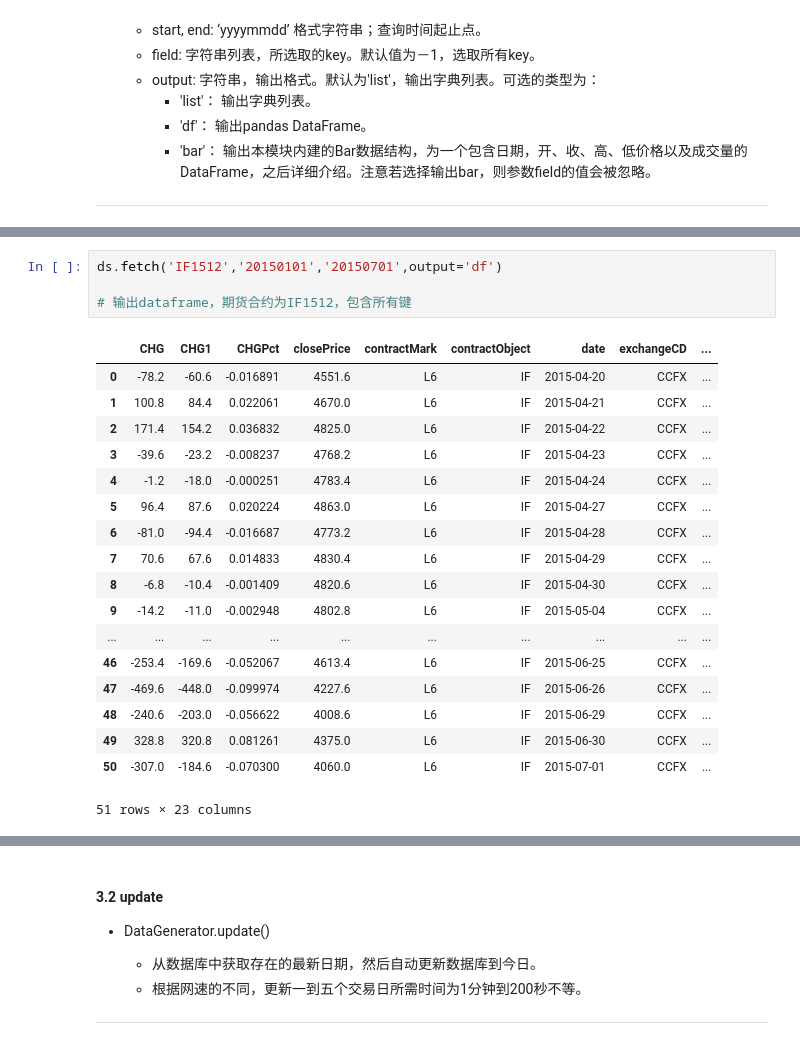
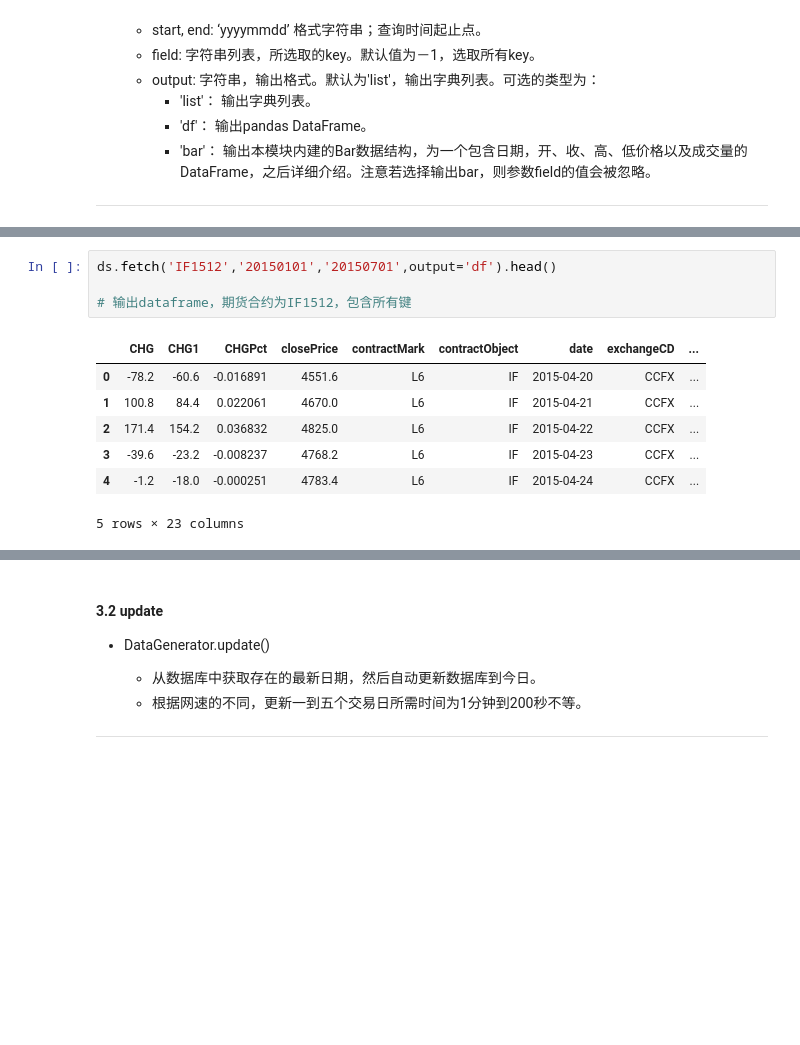
Before and after one commit to 1M15M3/vn.datayes, a Jupyter notebook: Tutorial.ipynb, the cells around one changed output, grey strips where cells are left out. Cells and saved outputs as stored; diff of their text form; blank space fills up the shorter version.

```diff
--- a/Tutorial.ipynb
+++ b/Tutorial.ipynb
@@ -154,26 +103,15 @@ Finished in 0.00229907035828 seconds
 # %%
-ds.fetch('IF1512','20150101','20150701',output='df')
+ds.fetch('IF1512','20150101','20150701',output='df').head()
 
 # 输出dataframe，期货合约为IF1512，包含所有键
 # %% [output]
 |  | CHG | CHG1 | CHGPct | closePrice | contractMark | contractObject | date | exchangeCD | ... |
 | 0 | -78.2 | -60.6 | -0.016891 | 4551.6 | L6 | IF | 2015-04-20 | CCFX | ... |
 | 1 | 100.8 | 84.4 | 0.022061 | 4670.0 | L6 | IF | 2015-04-21 | CCFX | ... |
 | 2 | 171.4 | 154.2 | 0.036832 | 4825.0 | L6 | IF | 2015-04-22 | CCFX | ... |
 | 3 | -39.6 | -23.2 | -0.008237 | 4768.2 | L6 | IF | 2015-04-23 | CCFX | ... |
 | 4 | -1.2 | -18.0 | -0.000251 | 4783.4 | L6 | IF | 2015-04-24 | CCFX | ... |
-| 5 | 96.4 | 87.6 | 0.020224 | 4863.0 | L6 | IF | 2015-04-27 | CCFX | ... |
-| 6 | -81.0 | -94.4 | -0.016687 | 4773.2 | L6 | IF | 2015-04-28 | CCFX | ... |
-| 7 | 70.6 | 67.6 | 0.014833 | 4830.4 | L6 | IF | 2015-04-29 | CCFX | ... |
-| 8 | -6.8 | -10.4 | -0.001409 | 4820.6 | L6 | IF | 2015-04-30 | CCFX | ... |
-| 9 | -14.2 | -11.0 | -0.002948 | 4802.8 | L6 | IF | 2015-05-04 | CCFX | ... |
-| ... | ... | ... | ... | ... | ... | ... | ... | ... | ... |
-| 46 | -253.4 | -169.6 | -0.052067 | 4613.4 | L6 | IF | 2015-06-25 | CCFX | ... |
-| 47 | -469.6 | -448.0 | -0.099974 | 4227.6 | L6 | IF | 2015-06-26 | CCFX | ... |
-| 48 | -240.6 | -203.0 | -0.056622 | 4008.6 | L6 | IF | 2015-06-29 | CCFX | ... |
-| 49 | 328.8 | 320.8 | 0.081261 | 4375.0 | L6 | IF | 2015-06-30 | CCFX | ... |
-| 50 | -307.0 | -184.6 | -0.070300 | 4060.0 | L6 | IF | 2015-07-01 | CCFX | ... |
-51 rows × 23 columns
+5 rows × 23 columns
 # %%
 bar = ds.fetch('000001','20150101','20150701',output='bar')
 # 输出Bar
```
Also changed, not shown: parts of 4 cells of this notebook, 2 other files.
